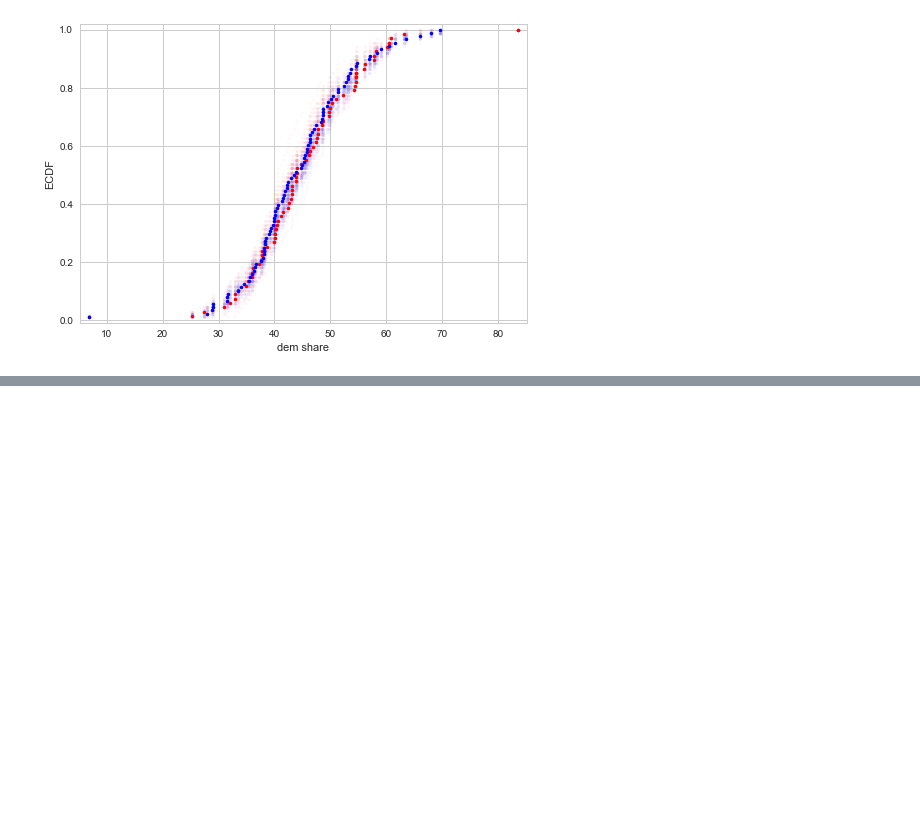
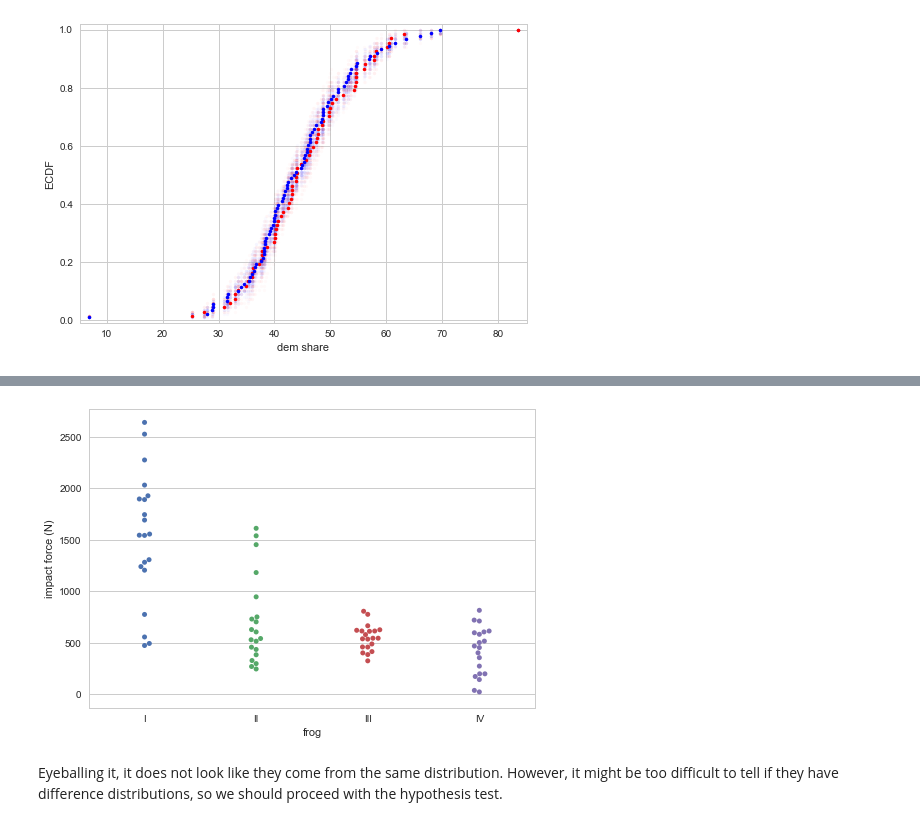
Before and after one commit to iamjz/Python-Data, a Jupyter notebook: StatisticalThinking2.ipynb, the cells around one changed output, grey strips where cells are left out. Saved outputs shown, nothing was run; the diff lists cells and outputs as text; code cells hidden in the pictures; blank space fills up the shorter version.

```diff
--- a/StatisticalThinking2.ipynb
+++ b/StatisticalThinking2.ipynb
@@ -565,0 +618,3 @@ plt.show()
+# %%
+frog = pd.read_csv("datasets/st2/frog_tongue.csv")
+frog.head()
@@ -565,0 +628,14 @@ plt.show()
+# %%
+# Make bee swarm plot
+_ = sns.swarmplot(x = "ID", y = "impact force (mN)", data = frog)
+
+# Label axes
+_ = plt.xlabel('frog')
+_ = plt.ylabel('impact force (N)')
+
+# Show the plot
+plt.show()
+# %% [output]
+[figure, added]
+# %% [markdown]
+Eyeballing it, it does not look like they come from the same distribution. However, it might be too difficult to tell if they have difference distributions, so we should proceed with the hypothesis test.
```
Also changed, not shown: parts of 10 cells of this notebook, 1 other file.
